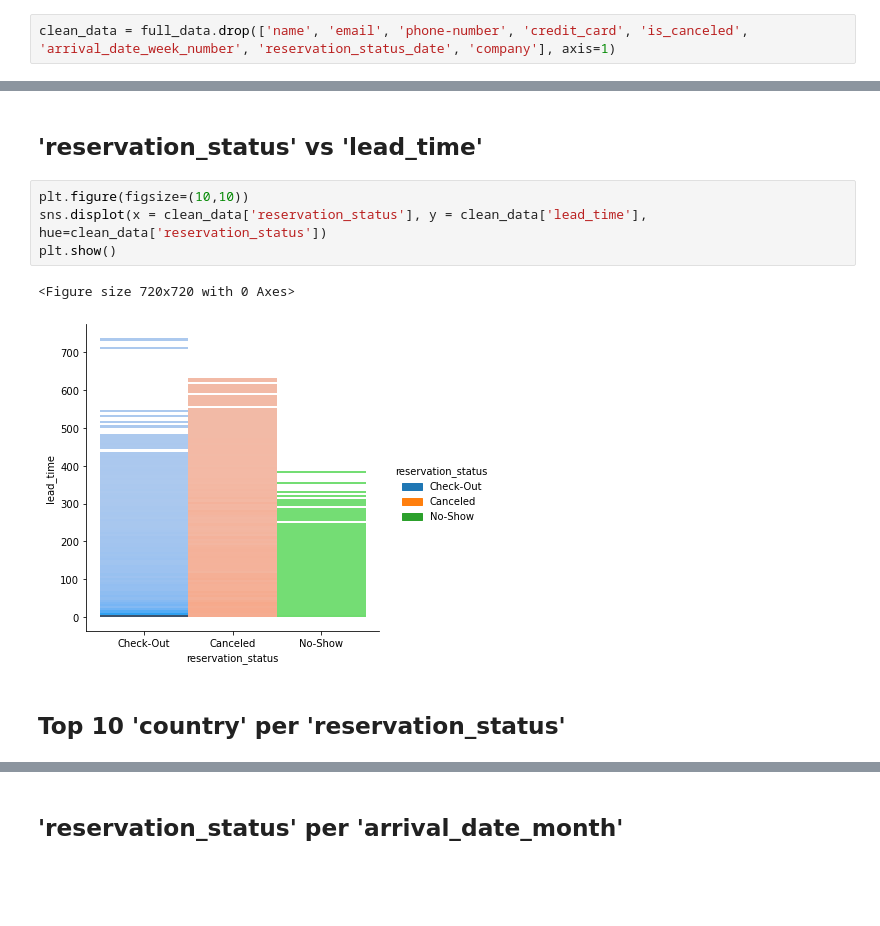
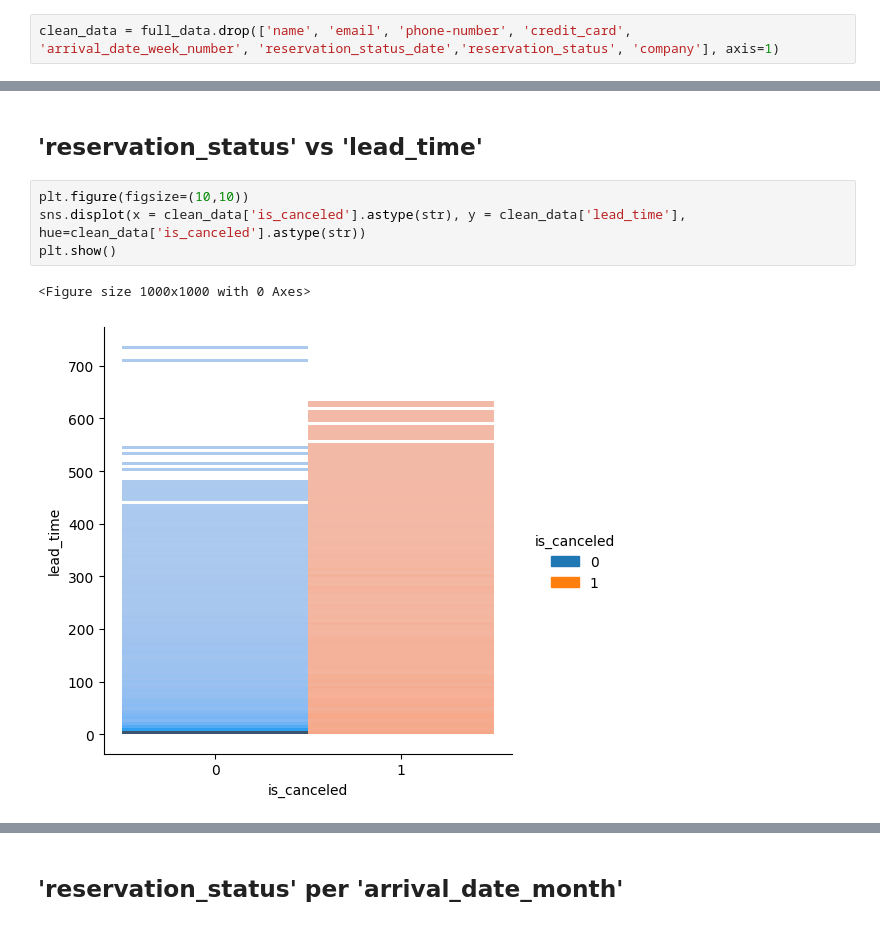
Before and after one commit to ajaivasudeve/jupyter_notebooks, a Jupyter notebook: hotel_booking/hotel_booking.ipynb, the cells around one changed output, grey strips where cells are left out. Drawn from its saved outputs; the diff is of its cells as text; blank space fills up the shorter version.

Commit message:
hotel_booking: account for data imbalance

```diff
--- a/hotel_booking/hotel_booking.ipynb
+++ b/hotel_booking/hotel_booking.ipynb
@@ -43,5 +43,5 @@ memory usage: 32.8+ MB
 # %%
-clean_data = full_data.drop(['name', 'email', 'phone-number', 'credit_card', 'is_canceled', 'arrival_date_week_number', 'reservation_status_date', 'company'], axis=1)
+clean_data = full_data.drop(['name', 'email', 'phone-number', 'credit_card', 'arrival_date_week_number', 'reservation_status_date','reservation_status', 'company'], axis=1)
 # %% [markdown]
 ### Check for NaN values
 # %%
@@ -175,10 +193,8 @@ plt.show()
 ## 'reservation_status' vs 'lead_time'
 # %%
 plt.figure(figsize=(10,10))
-sns.displot(x = clean_data['reservation_status'], y = clean_data['lead_time'], hue=clean_data['reservation_status'])
+sns.displot(x = clean_data['is_canceled'].astype(str), y = clean_data['lead_time'], hue=clean_data['is_canceled'].astype(str))
 plt.show()
 # %% [output]
-<Figure size 720x720 with 0 Axes>
+<Figure size 1000x1000 with 0 Axes>
-[figure, old version]
+[figure, new version]
-# %% [markdown]
-## Top 10 'country' per 'reservation_status'
```
Also changed, not shown: parts of 63 cells of this notebook.
